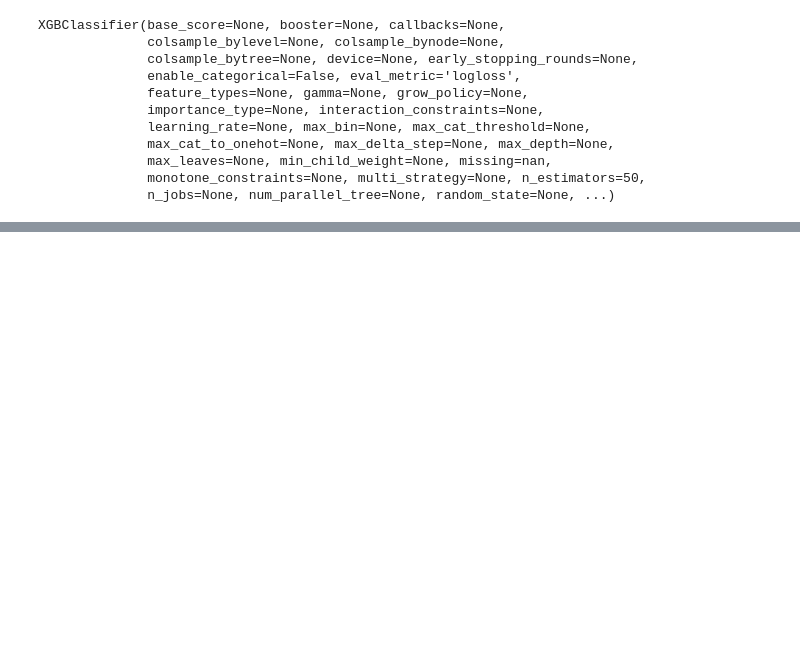
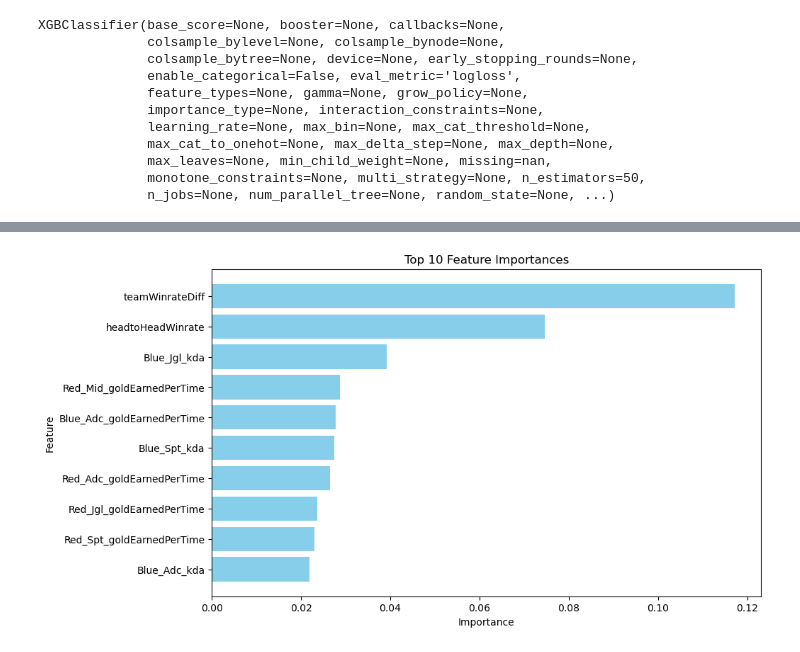
Before and after one commit to chlxogur/penta_kill_data_science, a Jupyter notebook: make_a_model.ipynb, the cells around one changed output, grey strips where cells are left out. Cells and saved outputs as stored; diff of their text form; code cells hidden in the pictures; blank space fills up the shorter version.

```diff
--- a/make_a_model.ipynb
+++ b/make_a_model.ipynb
@@ -151,0 +153,16 @@ mse with tuned parameters: 0.3391
+# %%
+feature_importances = best_model.feature_importances_
+features = list(X.columns)
+importance_df = pd.DataFrame({'Feature': features, 'Importance': feature_importances})
+importance_df = importance_df.sort_values(by='Importance', ascending=False)
+top_10_features = importance_df.head(10)
+# %%
+plt.figure(figsize=(10, 6))
+plt.barh(top_10_features['Feature'], top_10_features['Importance'], color='skyblue')
+plt.xlabel('Importance')
+plt.ylabel('Feature')
+plt.title('Top 10 Feature Importances')
+plt.gca().invert_yaxis()
+plt.show()
+# %% [output]
+[figure, added]
```
Also changed, not shown: parts of 6 cells of this notebook, 4 other files.
